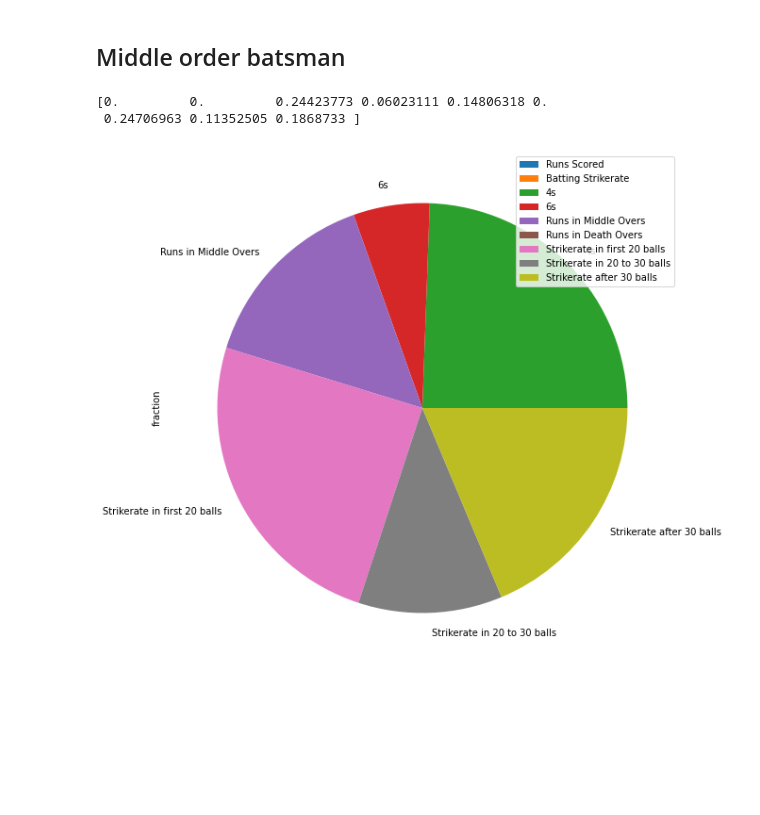
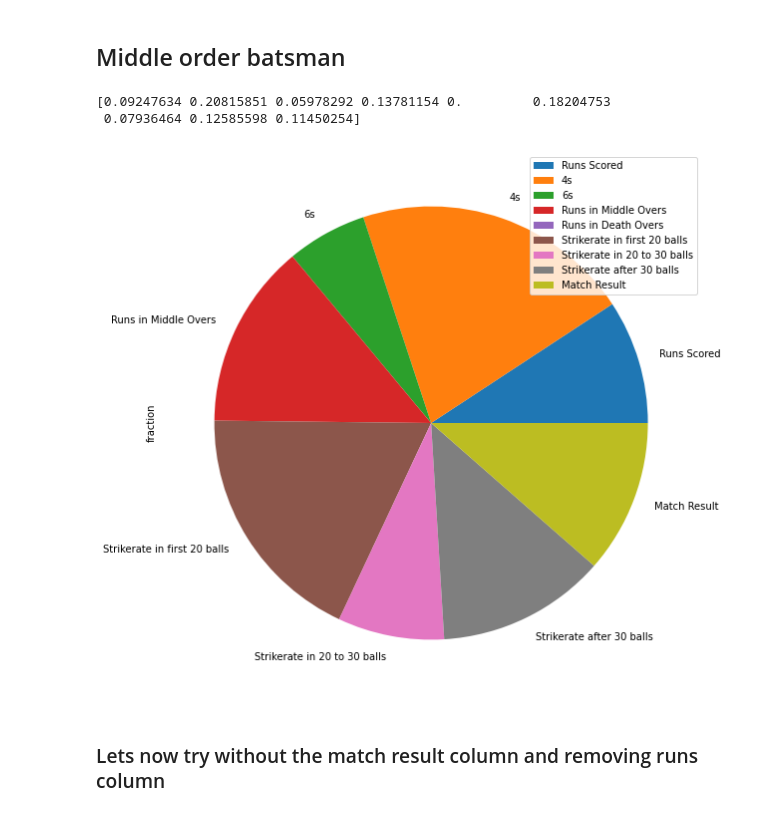
Before and after one commit to gaurav638012/SURP_IPL, a Jupyter notebook: Week3/Batsman Stats Analysis.ipynb, the cells around one changed output. Drawn from its saved outputs; the diff is of its cells as text; code cells hidden in the pictures; blank space fills up the shorter version.

```diff
--- a/Week3/Batsman Stats Analysis.ipynb
+++ b/Week3/Batsman Stats Analysis.ipynb
@@ -20,6 +20,20 @@ def weights(data):
     print(weights)
     df=pd.DataFrame({'fraction':weights},index=data.columns[:-1])
     plot=df.plot.pie(y='fraction',figsize=(10,10))
+# %%
+def adjust_data(data):
+    for col in data.columns:
+        for i in data.index:
+            if data[col][i]<0:
+                data[col][i]=0;
+    for col in data.columns:
+        maxer=data[col].max()
+        miner=data[col].min()
+        if col!='Man of the match':
+            data[col]=(data[col]-miner)/(maxer-miner)-0.5
+        else:
+            data[col]=data[col]*2-1
+    return data
 # %% [markdown]
 ## Analysis of batsman data
 # %%
@@ -104,12 +100,14 @@ weights(data)
 # %% [markdown]
 ## Middle order batsman
 # %%
-data=f_data.loc[(f_data['Balls Bowled']<6) & (f_data['Balls Faced']>10) & (f_data['Batting Position']<8) & (f_data['Batting Position']>3)][['Runs Scored', 'Batting Strikerate', '4s', '6s', 'Runs in Middle Overs', 'Runs in Death Overs',
+data=f_data.loc[(f_data['Balls Bowled']<6) & (f_data['Balls Faced']>10) & (f_data['Batting Position']<8) & (f_data['Batting Position']>3)][['Runs Scored',  '4s', '6s','Runs in Middle Overs', 'Runs in Death Overs',
        'Strikerate in first 20 balls', 'Strikerate in 20 to 30 balls',
-       'Strikerate after 30 balls', 'Man of the match']]
+       'Strikerate after 30 balls', 'Match Result','Man of the match']]
 # %%
-weights(data)
+weights(adjust_data(data))
 # %% [output]
-[0.         0.         0.24423773 0.06023111 0.14806318 0.
- 0.24706963 0.11352505 0.1868733 ]
+[0.09247634 0.20815851 0.05978292 0.13781154 0.         0.18204753
+ 0.07936464 0.12585598 0.11450254]
-[figure, old version]
+[figure, new version]
+# %% [markdown]
+### Lets now try without the match result column and removing runs column
```
Also changed, not shown: parts of 12 cells of this notebook, 2 other files.
